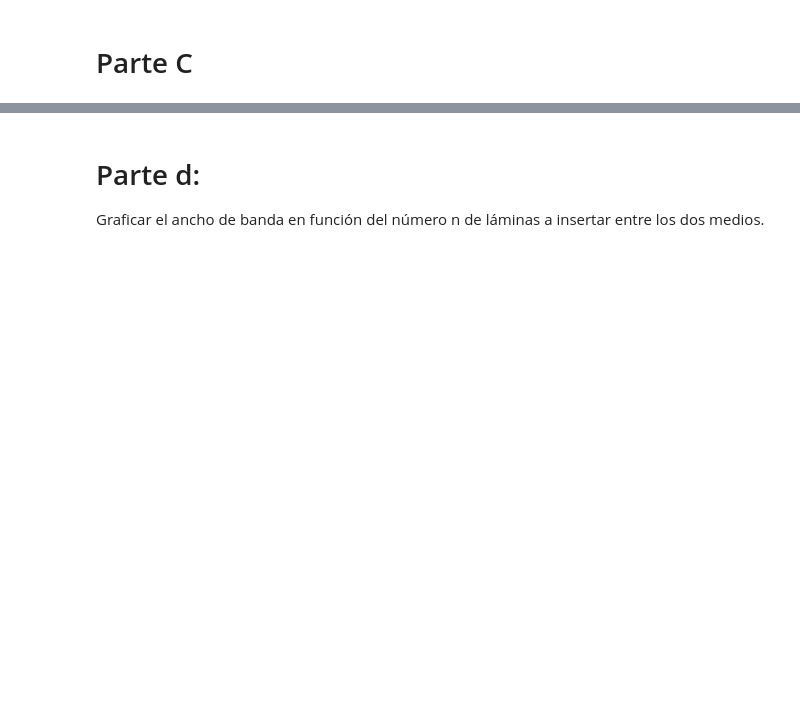
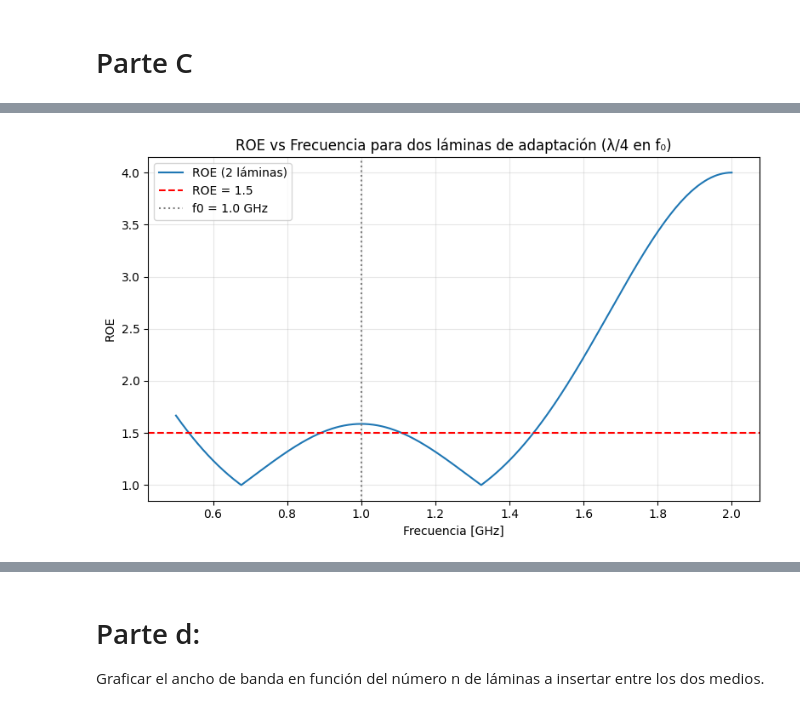
Before and after one commit to Agusss0306/ObligatorioEMWaves, a Jupyter notebook: main.ipynb, the cells around one changed output, grey strips where cells are left out. Saved outputs shown, nothing was run; the diff lists cells and outputs as text; code cells hidden in the pictures; blank space fills up the shorter version.

```diff
--- a/main.ipynb
+++ b/main.ipynb
@@ -172,0 +88,89 @@ Ancho de banda |Γ| < 0.2:
+# %%
+# --- Medios extremos ---
+eta1 = eta0            # εr1 = 1
+eta2 = eta0 / 4.0      # εr2 = 16
+
+# --- Impedancias intermedias (progresión geométrica) ---
+eta_t = eta1 * (eta2 / eta1) ** (1 / 3)
+eta_n = eta1 * (eta2 / eta1) ** (2 / 3)
+
+# --- Permitividades relativas y espesores (λ/4 en f0) ---
+er_t = (eta0 / eta_t) ** 2
+er_n = (eta0 / eta_n) ** 2
+
+lambda0 = c / f0
+d_t = lambda0 / (4 * np.sqrt(er_t))
+d_n = lambda0 / (4 * np.sqrt(er_n))
+
+print(f"εr_t = {er_t:.4f}, εr_n = {er_n:.4f}")
+print(f"d_t = {d_t*1e3:.2f} mm, d_n = {d_n*1e3:.2f} mm\n")
+
+# --- Rango de frecuencias ---
+f = np.linspace(f0/2, 2*f0, 4001)
+beta_t = 2*np.pi*f*np.sqrt(er_t)/c
+beta_n = 2*np.pi*f*np.sqrt(er_n)/c
+
+# --- Coeficientes de reflexión locales ---
+Gamma12 = (eta_t - eta1) / (eta_t + eta1)
+Gamma23 = (eta_n - eta_t) / (eta_n + eta_t)
+Gamma34 = (eta2 - eta_n) / (eta2 + eta_n)
+
+# --- Reflexión total ---
+Gamma_tot = np.zeros_like(f, dtype=complex)
+
+for i in range(len(f)):
+    # Desde la última interfaz hacia el medio de entrada
+    exp3 = np.exp(-2j * beta_n[i] * d_n)
+    Gamma3ef = (Gamma34 + 0 * exp3) / (1 + Gamma34 * 0 * exp3)
+    Gamma2ef = (Gamma23 + Gamma3ef * exp3) / (1 + Gamma23 * Gamma3ef * exp3)
+
+    exp2 = np.exp(-2j * beta_t[i] * d_t)
+    Gamma1ef = (Gamma12 + Gamma2ef * exp2) / (1 + Gamma12 * Gamma2ef * exp2)
+
+    Gamma_tot[i] = Gamma1ef
+
+# --- Cálculo de ROE y ancho de banda ---
+Gamma_abs = np.abs(Gamma_tot)
+ROE = (1 + Gamma_abs) / (1 - Gamma_abs)
+
+umbral_ROE = 1.5
+mask = ROE < umbral_ROE
+idx = np.where(mask)[0]
+splits = np.where(np.diff(idx) > 1)[0] + 1
+tramos = np.split(idx, splits)
+tramo_ok = min(tramos, key=lambda t: abs(f[t].mean() - f0))
+
+f1, f2 = f[tramo_ok][0], f[tramo_ok][-1]
+BW = f2 - f1
+BW_pct = BW / f0 * 100
+
+print(f"f1 = {f1/1e9:.3f} GHz")
+print(f"f2 = {f2/1e9:.3f} GHz")
+print(f"BW = {BW/1e6:.1f} MHz ({BW_pct:.2f}% de f0)\n")
+
+# --- Gráficos ---
+plt.figure(figsize=(8,5))
+plt.plot(f/1e9, ROE, label='ROE (2 láminas)')
+plt.axhline(1.5, color='r', linestyle='--', label='ROE = 1.5')
+plt.axvline(f0/1e9, color='gray', ls=':', label='f0 = 1.0 GHz')
+plt.title('ROE vs Frecuencia para dos láminas de adaptación (λ/4 en f₀)')
+plt.xlabel('Frecuencia [GHz]')
+plt.ylabel('ROE')
+plt.grid(True, alpha=0.3)
+plt.legend()
+plt.tight_layout()
+plt.show()
+
+plt.figure(figsize=(8,5))
+plt.plot(f/1e9, ROE, label='ROE(f)')
+plt.axhline(umbral_ROE, color='r', ls='--', label='ROE = 1.5')
+plt.axvline(f1/1e9, color='g', ls='--', label=f'f1 = {f1/1e9:.2f} GHz')
+plt.axvline(f2/1e9, color='g', ls='--', label=f'f2 = {f2/1e9:.2f} GHz')
+plt.title('Determinación del ancho de banda (|Γ| < 0.2) para dos láminas')
+plt.xlabel('Frecuencia [GHz]')
+plt.ylabel('ROE')
+plt.grid(True, alpha=0.3)
+plt.legend()
+plt.tight_layout()
+plt.show()
+# %% [output]
@@ -172,0 +183 @@ Ancho de banda |Γ| < 0.2:
+[figure, added]
```
Also changed, not shown: parts of 4 cells of this notebook.
